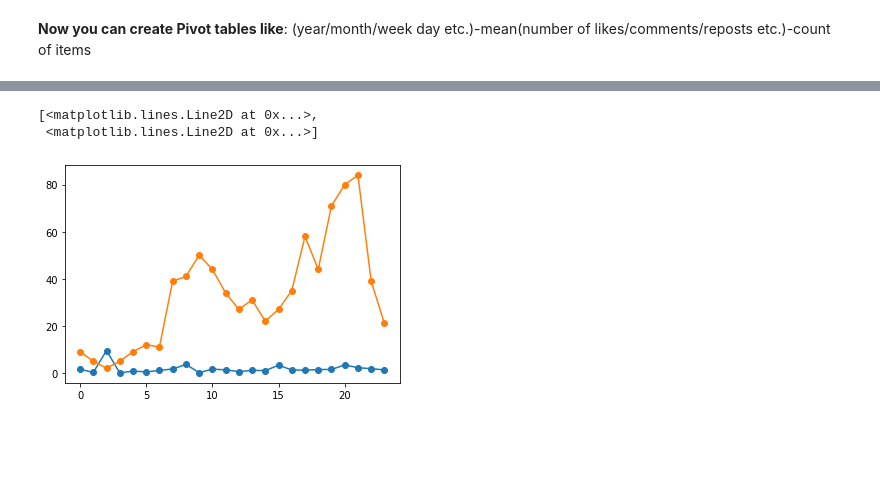
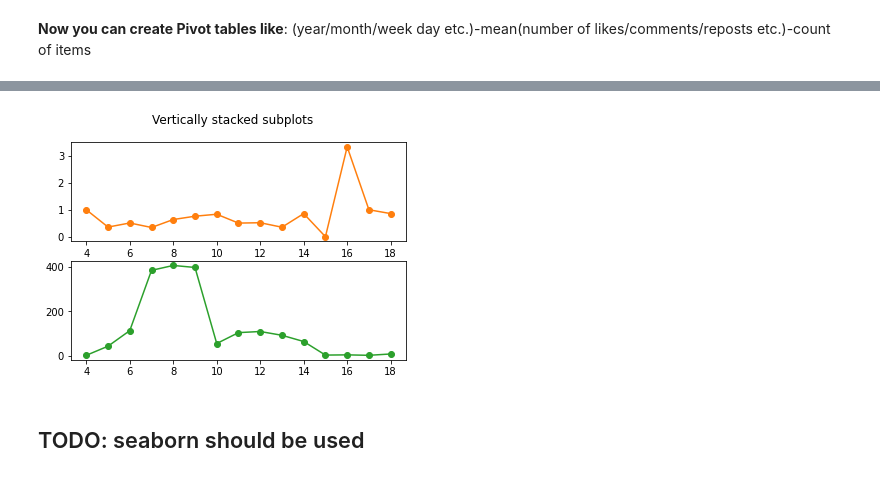
Before and after one commit to serereg/social_totalizer, a Jupyter notebook: totalizer/static/data/VK_Analysis.ipynb, the cells around one changed output, grey strips where cells are left out. Saved outputs shown, nothing was run; the diff lists cells and outputs as text; code cells hidden in the pictures; blank space fills up the shorter version.

```diff
--- a/totalizer/static/data/VK_Analysis.ipynb
+++ b/totalizer/static/data/VK_Analysis.ipynb
@@ -90,6 +101,9 @@ plt.plot(weekday_likes, marker = 'o')
-# %%
-plt.plot(hour_likes, marker = 'o')
-# %% [output]
-[<matplotlib.lines.Line2D at 0x...>,
- <matplotlib.lines.Line2D at 0x...>]
-[figure, removed]
+# %%
+data_for_plot1 = hour_likes["mean of likes per post"]
+data_for_plot2 = hour_likes["num of posts"]
+
+plot_vk(data_for_plot1, data_for_plot2)
+# %% [output]
+[figure, added]
+# %% [markdown]
+## TODO: seaborn should be used
```
Also changed, not shown: parts of 8 cells of this notebook.
